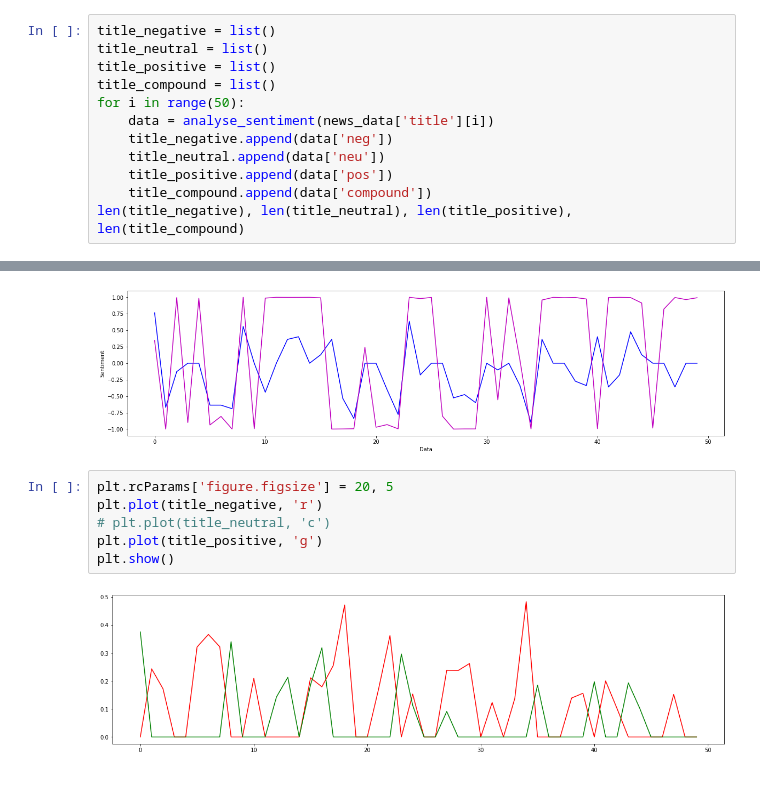
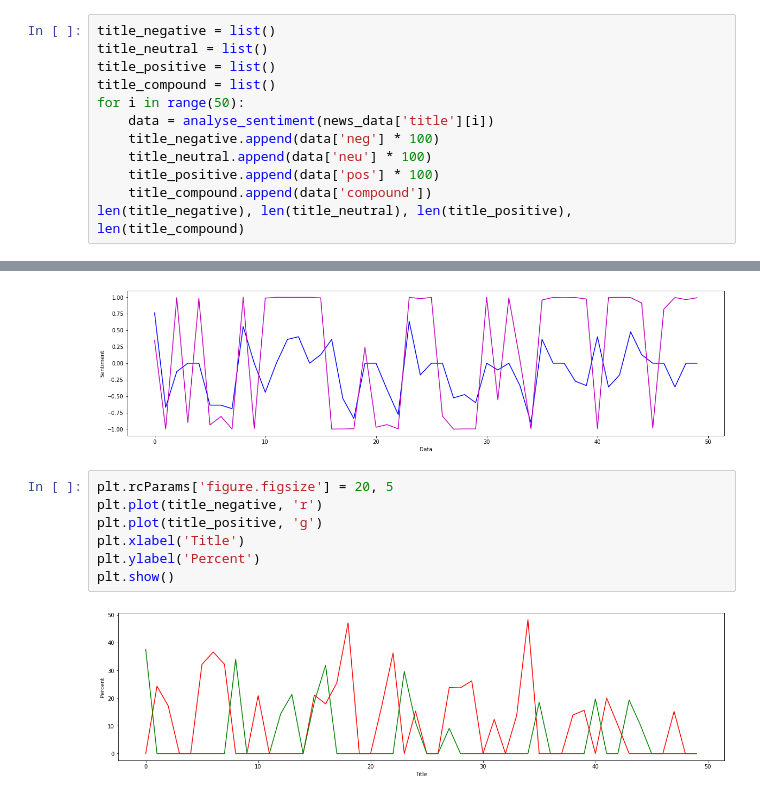
Before and after one commit to arabind-meher/News-Data-Analysis, a Jupyter notebook: 03_sentiment_analysis_on_news_data.ipynb, the cells around one changed output, grey strips where cells are left out. Saved outputs shown, nothing was run; the diff lists cells and outputs as text.

```diff
--- a/03_sentiment_analysis_on_news_data.ipynb
+++ b/03_sentiment_analysis_on_news_data.ipynb
@@ -43,9 +44,9 @@ title_positive = list()
 title_compound = list()
 for i in range(50):
     data = analyse_sentiment(news_data['title'][i])
-    title_negative.append(data['neg'])
-    title_neutral.append(data['neu'])
-    title_positive.append(data['pos'])
+    title_negative.append(data['neg'] * 100)
+    title_neutral.append(data['neu'] * 100)
+    title_positive.append(data['pos'] * 100)
     title_compound.append(data['compound'])
 len(title_negative), len(title_neutral), len(title_positive), len(title_compound)
 # %% [output]
@@ -76,8 +77,9 @@ plt.show()
 # %%
 plt.rcParams['figure.figsize'] = 20, 5
 plt.plot(title_negative, 'r')
-# plt.plot(title_neutral, 'c')
 plt.plot(title_positive, 'g')
+plt.xlabel('Title')
+plt.ylabel('Percent')
 plt.show()
 # %% [output]
-[figure, old version]
+[figure, new version]
```
Also changed, not shown: parts of 5 cells of this notebook, 1 other file.
